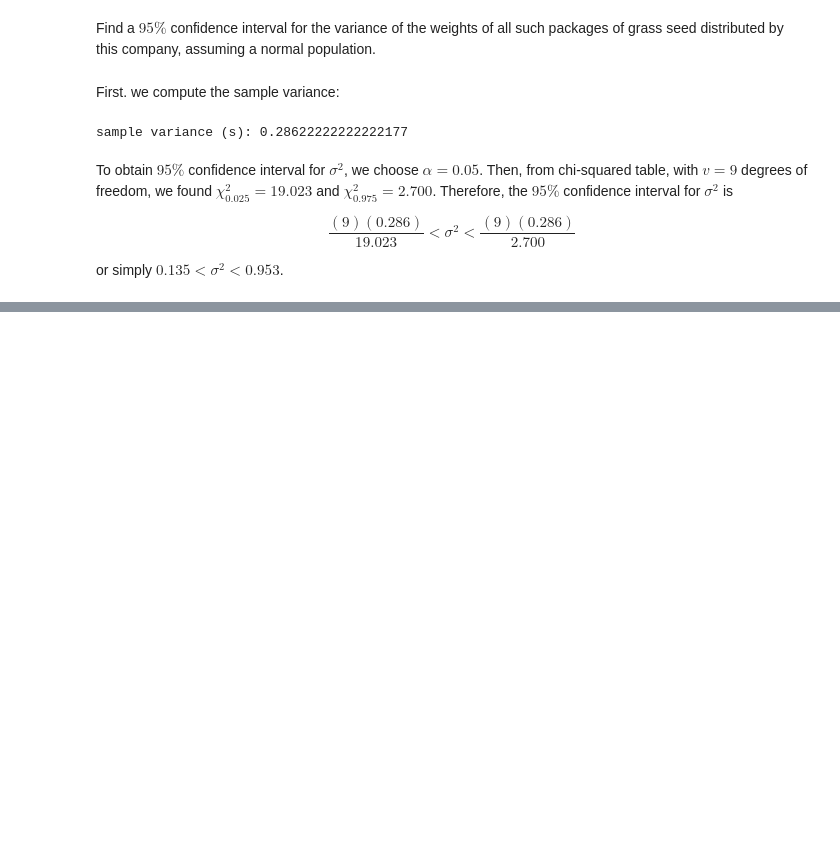
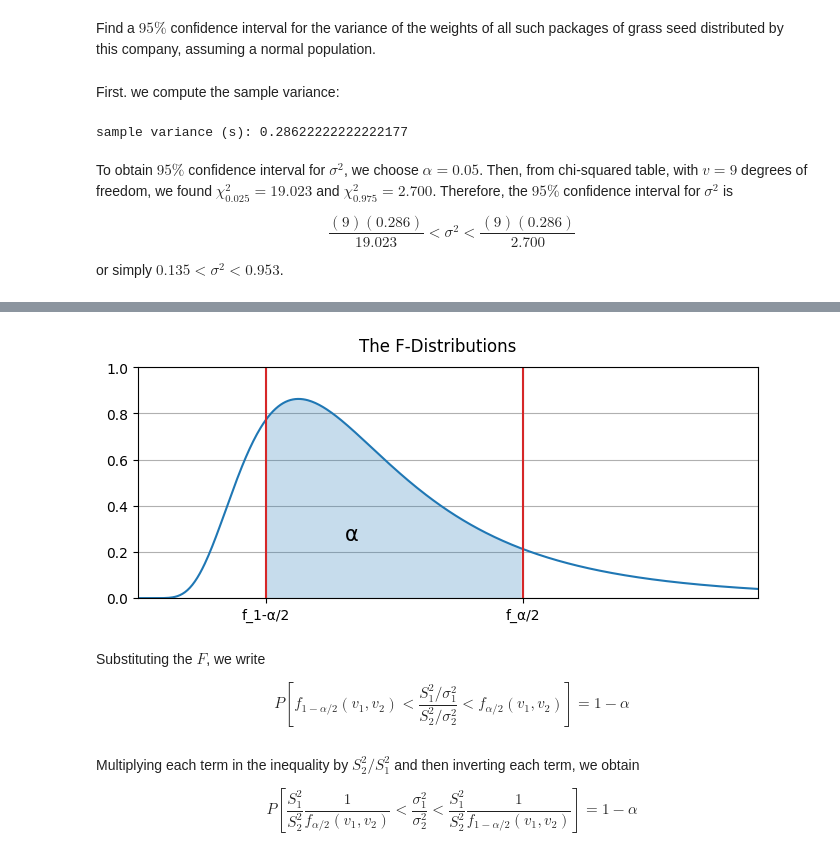
Before and after one commit to NEWisREAL1/Statistics-Notebooks, a Jupyter notebook: Chapter 7.2 - Interval Estimation.ipynb, the cells around one changed output, grey strips where cells are left out. Saved outputs shown, nothing was run; the diff lists cells and outputs as text; code cells hidden in the pictures; blank space fills up the shorter version.

```diff
--- a/Chapter 7.2 - One-Sample Interval Estimation.ipynb
+++ b/Chapter 7.2 - Interval Estimation.ipynb
@@ -507,0 +786,39 @@ or simply $0.135 < \sigma^2 < 0.953$.
+# %%
+fig, ax = plt.subplots(1,1,figsize=(8,3),sharey=True)
+
+fig.suptitle("The F-Distributions")
+
+xs = np.linspace(0,3,500)
+
+v1, v2 = 30, 10
+a = 0.3
+f_a_2 = f_dist.ppf(1-a/2, v1, v2)
+f_1m_a_2 = f_dist.ppf(a/2, v1, v2)
+xs_bet = xs[(xs <= f_a_2) & (xs >= f_1m_a_2)]
+
+ax.plot(xs, f_dist.pdf(xs, v1, v2))
+ax.fill_between(xs_bet, xs_bet*0, f_dist.pdf(xs_bet, v1, v2), alpha=0.25)
+ax.plot([f_a_2]*2   , [0,1], color="tab:red")
+ax.plot([f_1m_a_2]*2, [0,1], color="tab:red")
+ax.text(1, 0.25, "α", size=15)
+
+ax.set(
+    xlim=[0,3], ylim=[0,1],
+    xticks=[f_1m_a_2, f_a_2], xticklabels=["f_1-α/2", "f_α/2"],
+    axisbelow=True
+)
+ax.grid();
+# %% [output]
+[figure, added]
+# %% [markdown]
+Substituting the $F$, we write
+
+$$
+P\left[ f_{1-\alpha/2}(v_1,v_2) < \frac{S^2_1 / \sigma^2_1}{S^2_2 / \sigma^2_2} < f_{\alpha/2}(v_1,v_2) \right] = 1-\alpha
+$$
+# %% [markdown]
+Multiplying each term in the inequality by $S^2_2/S^2_1$ and then inverting each term, we obtain
+
+$$
+P\left[ \frac{S^2_1}{S^2_2}\frac{1}{f_{\alpha/2}(v_1,v_2)} < \frac{\sigma^2_1}{\sigma^2_2} < \frac{S^2_1}{S^2_2}\frac{1}{f_{1-\alpha/2}(v_1,v_2)} \right] = 1-\alpha
+$$
```
Also changed, not shown: parts of 61 cells of this notebook, 3 other files.
